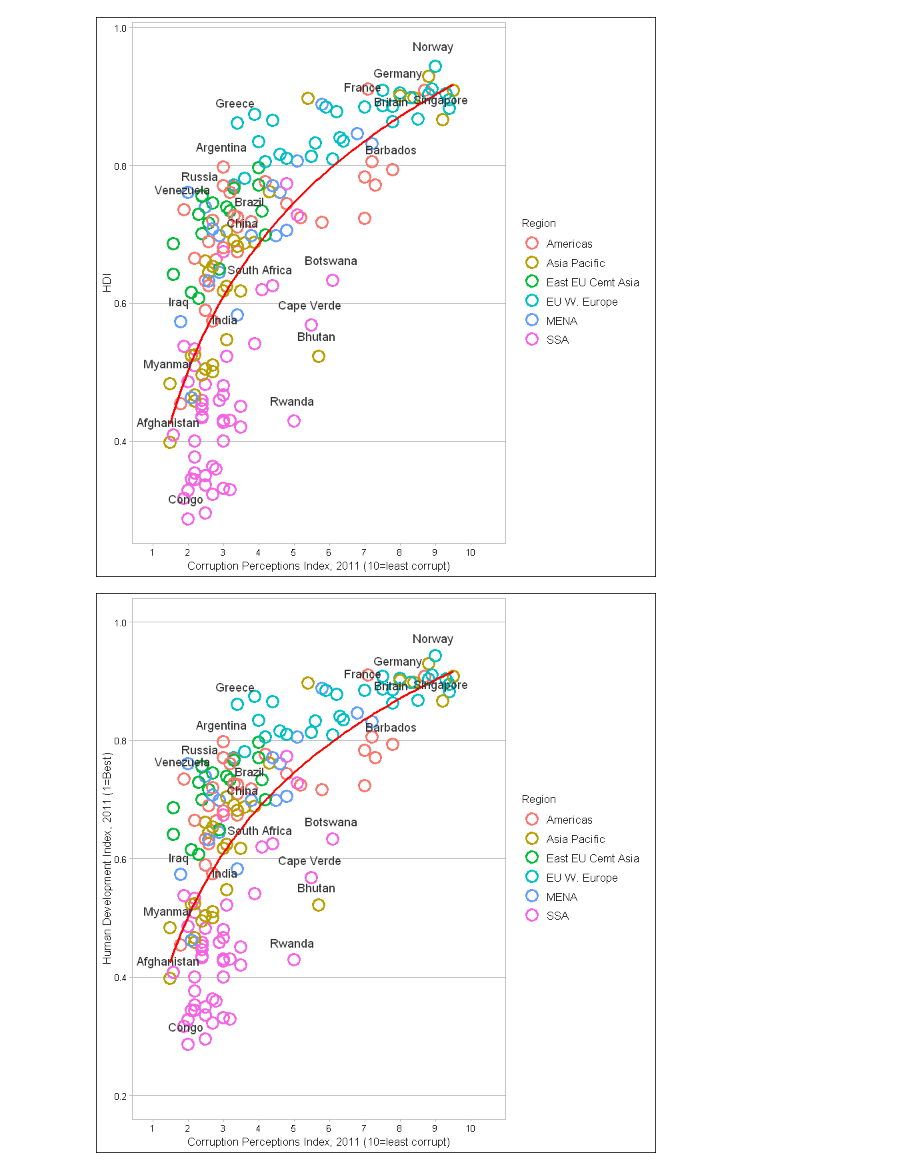
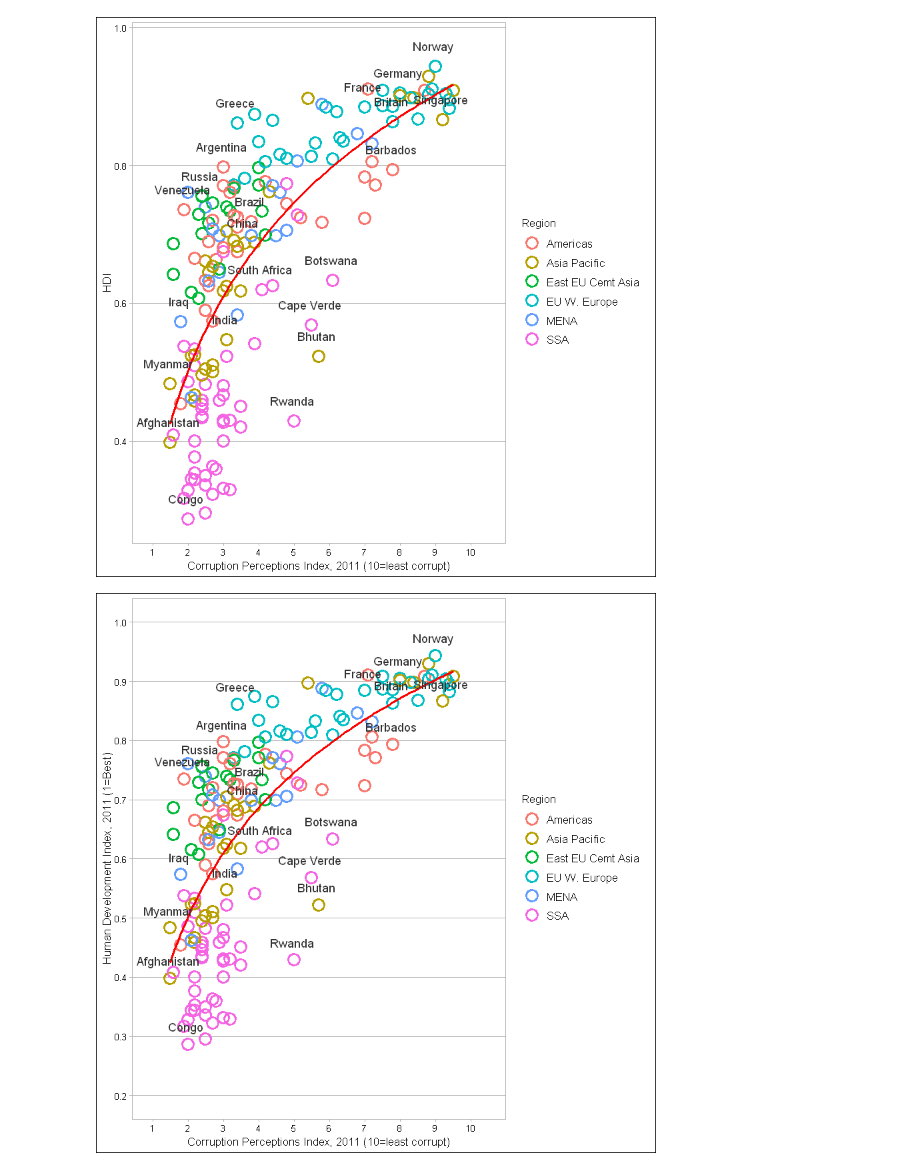
Before and after one commit to MichaelHotaling/Introduction-to-R, a Jupyter notebook: 48 Data Visualization Projects.ipynb, the cells around one changed output. Drawn from its saved outputs; the diff is of its cells as text; code cells hidden in the pictures.

```diff
--- a/48 Data Visualization Projects.ipynb
+++ b/48 Data Visualization Projects.ipynb
@@ -111,10 +111,10 @@ pl5
 [figure]
 # %%
 pl6 <- pl5 + scale_y_continuous(name = "Human Development Index, 2011 (1=Best)",
-                     limits = c(0.2, 1.0))
+                     limits = c(0.2, 1.0), breaks=seq(0.2,1, by =0.1))
 pl6
 # %% [output]
-[figure, old version]
+[figure, new version]
 # %%
 pl6 + ggtitle("Corruption and human development") +theme_economist_white()
 # %% [output]
```
Also changed, not shown: parts of 1 cell of this notebook.
